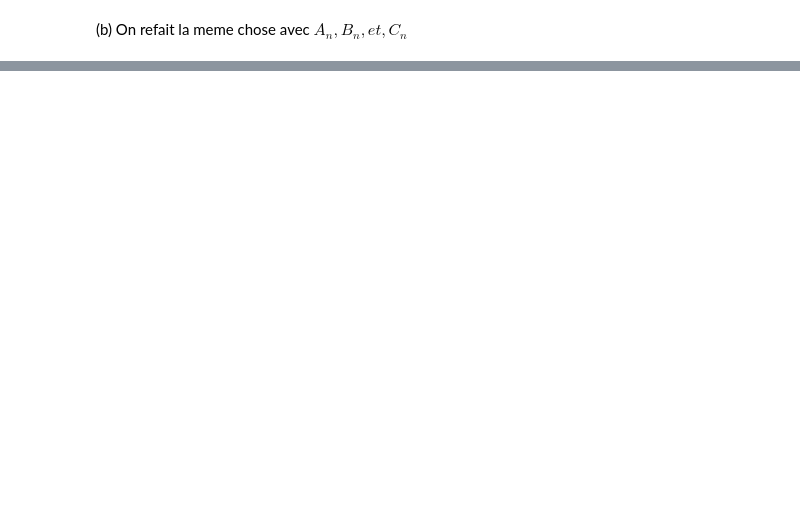
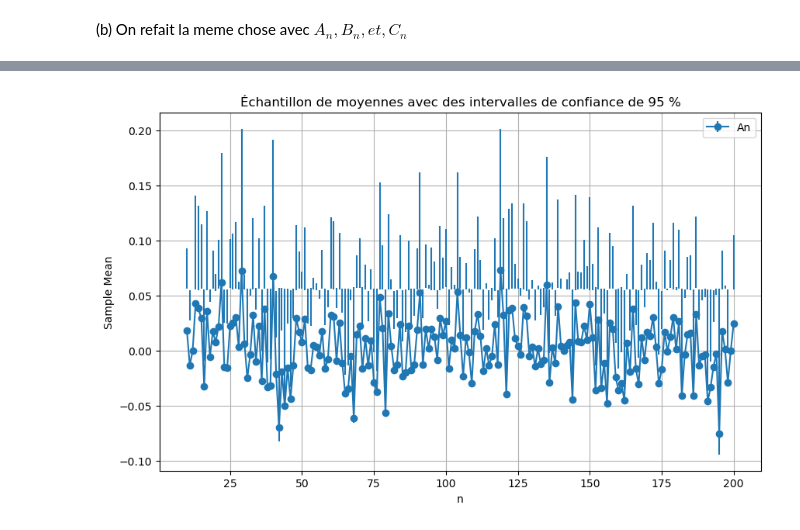
Before and after one commit to momoth12/Stochastic-Calculus-for-Finance, a Jupyter notebook: THIAW_Mouhamadou_cps1.3.ipynb, the cells around one changed output, grey strips where cells are left out. Drawn from its saved outputs; the diff is of its cells as text; code cells hidden in the pictures; blank space fills up the shorter version.

```diff
--- a/THIAW_Mouhamadou_cps1.3.ipynb
+++ b/THIAW_Mouhamadou_cps1.3.ipynb
@@ -160,0 +167,38 @@ array([0.  , 0.25, 0.5 , 0.75, 1.  ])
+# %%
+n_values=np.arange(10,201)
+M=1000
+# %%
+def compute_An(n):
+    deltaT = T/n
+    samples_An=[]
+
+    for i in range(M):
+        W = np.cumsum(np.sqrt(deltaT)*np.random.randn(n+1)) #Mouvement brownien
+        An = np.sin(W[-1]) + (1/(2*n)) * np.sum(np.sin(W[:-1]))
+        samples_An.append(An)
+
+    return samples_An
+# %%
+results_An={"n": [], "moyenne_An": [], "confiance_intervalle_An": []}
+
+for n in n_values:
+    samples_An = compute_An(n)
+    moyenne_An = np.mean(samples_An)
+    stderr_An = stats.sem(samples_An)
+    delta_An = stderr_An * stats.t.ppf((1 + 0.95)/2,M - 1)
+    confiance_intervalle_An = (moyenne_An - delta_An, moyenne_An + delta_An)
+    results_An["n"].append(n)
+    results_An["moyenne_An"].append(moyenne_An)
+    results_An["confiance_intervalle_An"].append(confiance_intervalle_An)
+
+
+plt.figure(figsize=(10, 6))
+plt.errorbar(results_An["n"], results_An["moyenne_An"], yerr=np.array(results_An["confiance_intervalle_An"]).T, label="An", marker='o')
+plt.xlabel("n")
+plt.ylabel("Sample Mean")
+plt.legend()
+plt.title("Échantillon de moyennes avec des intervalles de confiance de 95 %")
+plt.grid(True)
+plt.show()
+# %% [output]
+[figure, added]
```
Also changed, not shown: parts of 9 cells of this notebook, 1 other file.
